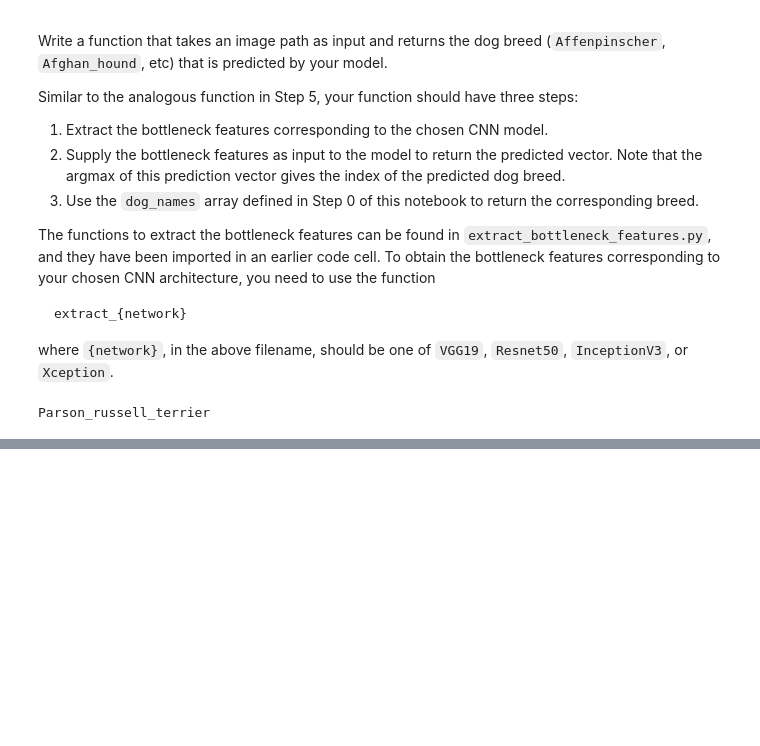
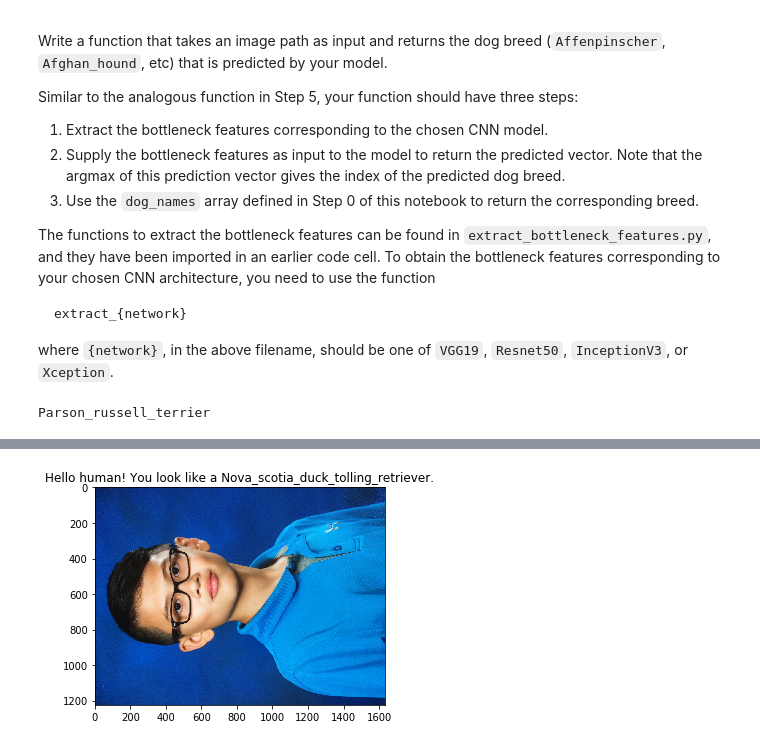
Before and after one commit to mattdajacob/dog-project, a Jupyter notebook: dog_app.ipynb, the cells around one changed output, grey strips where cells are left out. Cells and saved outputs as stored; diff of their text form; code cells hidden in the pictures; blank space fills up the shorter version.

```diff
--- a/dog_app.ipynb
+++ b/dog_app.ipynb
@@ -819,0 +830,4 @@ prediction = dog_breed_predictor('/home/ubuntu/dog-project/willow5.jpg')
+# %%
+prediction = dog_breed_predictor('/home/ubuntu/dog-project/matthew.jpg')
+# %% [output]
+[figure, added]
```
Also changed, not shown: parts of 17 cells of this notebook.
